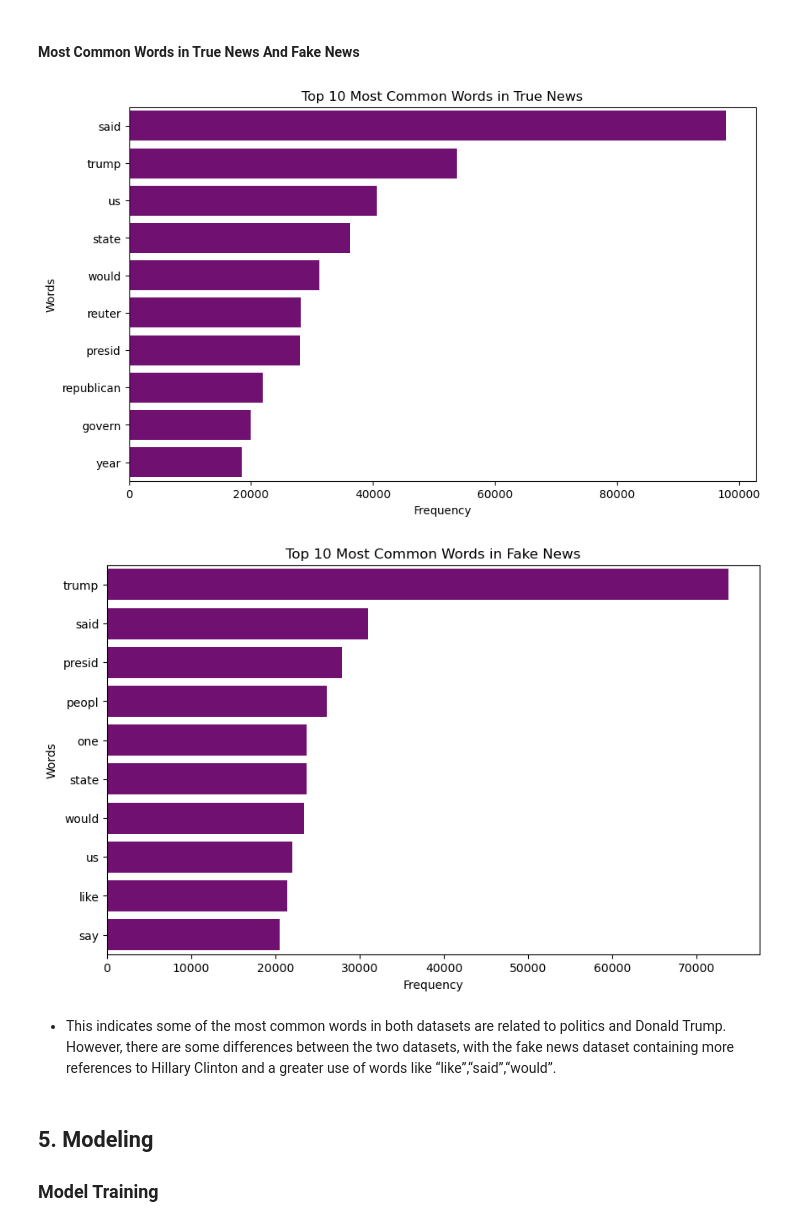
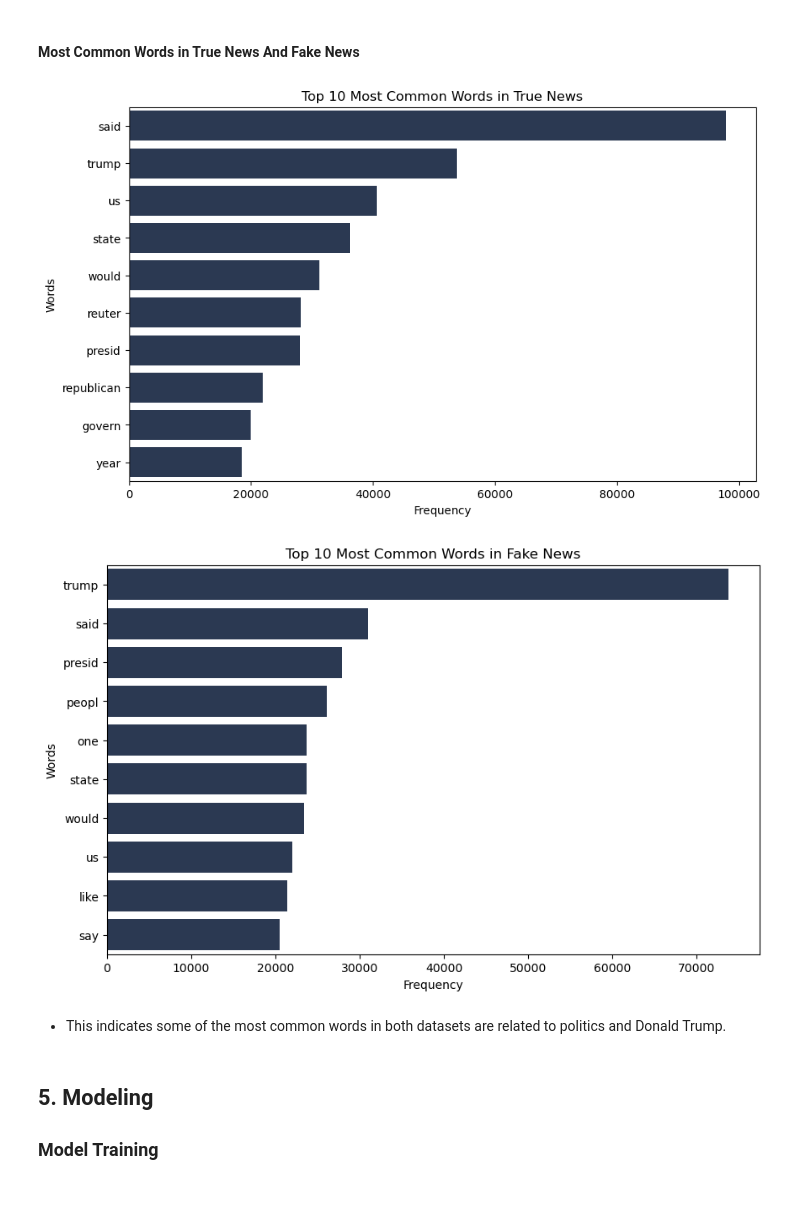
Before and after one commit to idatonui/Fake-News-Prediction, a Jupyter notebook: Fake News Prediction Notebook.ipynb, the cells around one changed output. Drawn from its saved outputs; the diff is of its cells as text; code cells hidden in the pictures; blank space fills up the shorter version.

```diff
--- a/Fake News Prediction Notebook.ipynb
+++ b/Fake News Prediction Notebook.ipynb
@@ -481,26 +459,34 @@ plt.show()
 # %% [markdown]
 #### Most Common Words in True News And Fake News
+# %%
+# Create word frequency counters
+true_word_count = Counter(true_tokens)
+fake_word_count = Counter(fake_tokens)
+
+# Most common words in each dataset
+most_common_true = true_word_count.most_common(10)
+most_common_fake = fake_word_count.most_common(10)
 # %%
 # Create bar plots for the most common words in true news
 plt.figure(figsize=(10, 6))
-sns.barplot(x=[x[1] for x in most_common_true[:10]], y=[x[0] for x in most_common_true[:10]], color='purple')
+sns.barplot(x=[x[1] for x in most_common_true[:10]], y=[x[0] for x in most_common_true[:10]], color='#253758')
 plt.title('Top 10 Most Common Words in True News')
 plt.xlabel('Frequency')
 plt.ylabel('Words')
 plt.show()
 
 # Create bar plots for the most common words in fake news
 plt.figure(figsize=(10, 6))
-sns.barplot(x=[x[1] for x in most_common_fake[:10]], y=[x[0] for x in most_common_fake[:10]], color='purple')
+sns.barplot(x=[x[1] for x in most_common_fake[:10]], y=[x[0] for x in most_common_fake[:10]], color='#253758')
 plt.title('Top 10 Most Common Words in Fake News')
 plt.xlabel('Frequency')
 plt.ylabel('Words')
 plt.show()
 # %% [output]
-[figure, old version]
+[figure, new version]
-[figure, old version]
+[figure, new version]
 # %% [markdown]
-- This indicates some of the most common words in both datasets are related to politics and Donald Trump. However, there are some differences between the two datasets, with the fake news dataset containing more references to  Hillary Clinton and a greater use of words like “like”,“said”,“would”.
+- This indicates some of the most common words in both datasets are related to politics and Donald Trump.
 # %% [markdown]
 ## 5. Modeling
 ### Model Training
```
Also changed, not shown: parts of 52 cells of this notebook, 7 other files.
